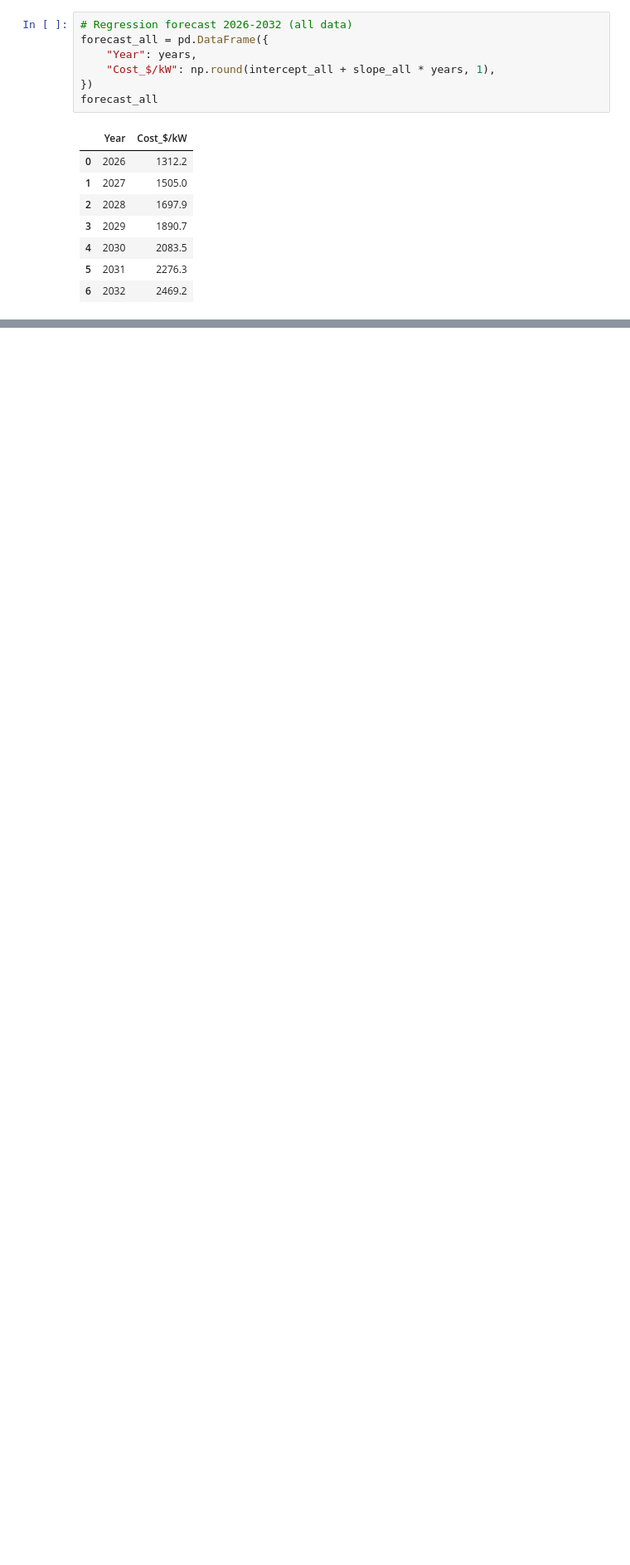
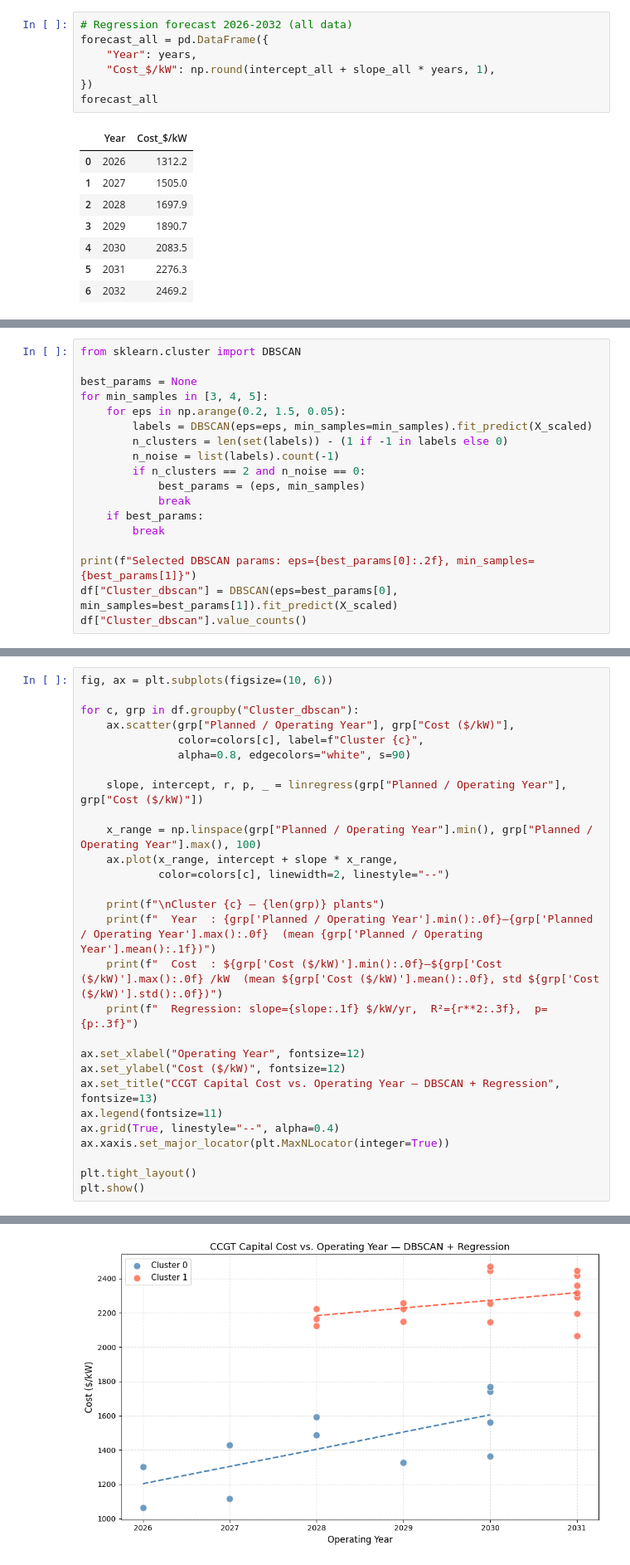
Before and after one commit to RMI/ReEDS-CEPM, a Jupyter notebook: preprocessing/gas_capex_forecast/CCGT_gas_capex.ipynb, the cells around one changed output, grey strips where cells are left out. Shown at 83% size. Saved outputs shown, nothing was run; the diff lists cells and outputs as text; blank space fills up the shorter version.

Commit message:
Update clustering method - Gas capex regression

```diff
--- a/preprocessing/gas_capex_forecast/CCGT_gas_capex.ipynb
+++ b/preprocessing/gas_capex_forecast/CCGT_gas_capex.ipynb
@@ -275,0 +233,18 @@ combined_forecast
+# %%
+from sklearn.cluster import DBSCAN
+
+best_params = None
+for min_samples in [3, 4, 5]:
+    for eps in np.arange(0.2, 1.5, 0.05):
+        labels = DBSCAN(eps=eps, min_samples=min_samples).fit_predict(X_scaled)
+        n_clusters = len(set(labels)) - (1 if -1 in labels else 0)
+        n_noise = list(labels).count(-1)
+        if n_clusters == 2 and n_noise == 0:
+            best_params = (eps, min_samples)
+            break
+    if best_params:
+        break
+
+print(f"Selected DBSCAN params: eps={best_params[0]:.2f}, min_samples={best_params[1]}")
+df["Cluster_dbscan"] = DBSCAN(eps=best_params[0], min_samples=best_params[1]).fit_predict(X_scaled)
+df["Cluster_dbscan"].value_counts()
@@ -275,0 +257,29 @@ combined_forecast
+# %%
+fig, ax = plt.subplots(figsize=(10, 6))
+
+for c, grp in df.groupby("Cluster_dbscan"):
+    ax.scatter(grp["Planned / Operating Year"], grp["Cost ($/kW)"],
+               color=colors[c], label=f"Cluster {c}",
+               alpha=0.8, edgecolors="white", s=90)
+
+    slope, intercept, r, p, _ = linregress(grp["Planned / Operating Year"], grp["Cost ($/kW)"])
+
+    x_range = np.linspace(grp["Planned / Operating Year"].min(), grp["Planned / Operating Year"].max(), 100)
+    ax.plot(x_range, intercept + slope * x_range,
+            color=colors[c], linewidth=2, linestyle="--")
+
+    print(f"\nCluster {c} — {len(grp)} plants")
+    print(f"  Year  : {grp['Planned / Operating Year'].min():.0f}–{grp['Planned / Operating Year'].max():.0f}  (mean {grp['Planned / Operating Year'].mean():.1f})")
+    print(f"  Cost  : ${grp['Cost ($/kW)'].min():.0f}–${grp['Cost ($/kW)'].max():.0f} /kW  (mean ${grp['Cost ($/kW)'].mean():.0f}, std ${grp['Cost ($/kW)'].std():.0f})")
+    print(f"  Regression: slope={slope:.1f} $/kW/yr,  R²={r**2:.3f},  p={p:.3f}")
+
+ax.set_xlabel("Operating Year", fontsize=12)
+ax.set_ylabel("Cost ($/kW)", fontsize=12)
+ax.set_title("CCGT Capital Cost vs. Operating Year — DBSCAN + Regression", fontsize=13)
+ax.legend(fontsize=11)
+ax.grid(True, linestyle="--", alpha=0.4)
+ax.xaxis.set_major_locator(plt.MaxNLocator(integer=True))
+
+plt.tight_layout()
+plt.show()
+# %% [output]
@@ -275,0 +295 @@ combined_forecast
+[figure, added]
```
Also changed, not shown: parts of 13 cells of this notebook, 5 other files.
